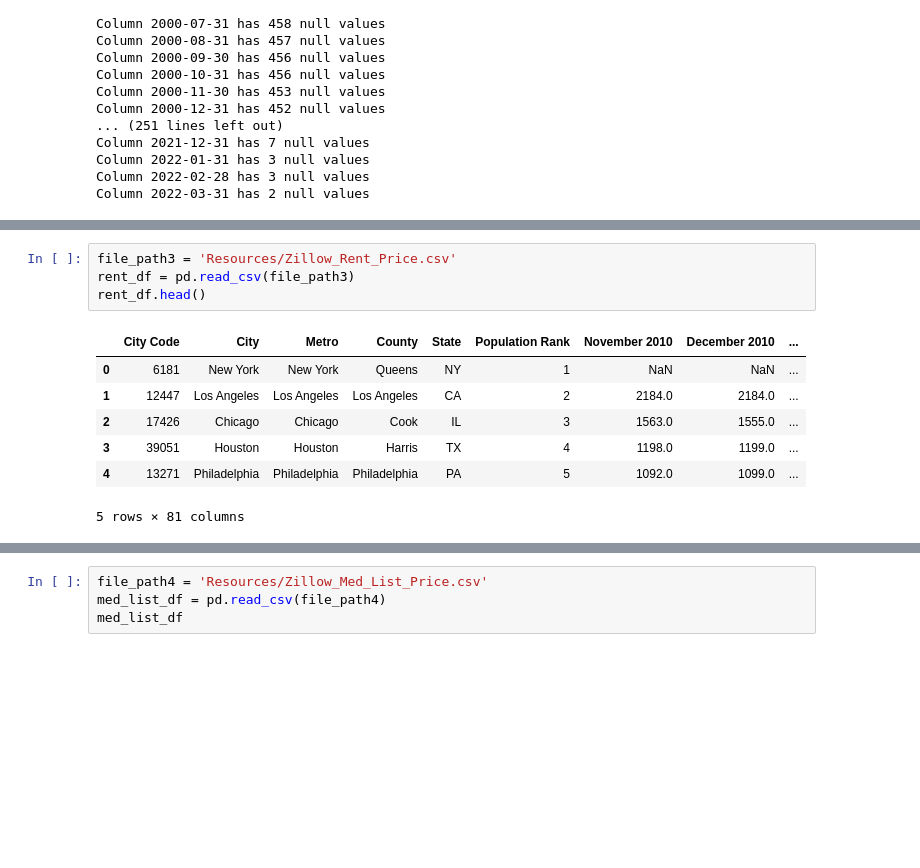
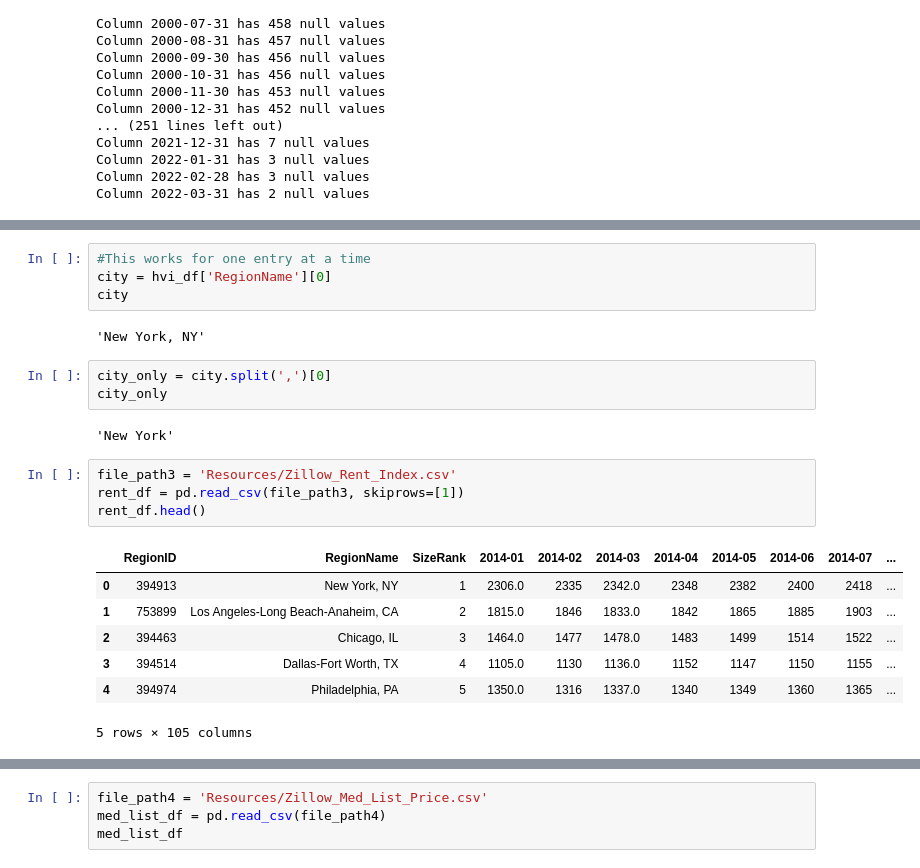
Before and after one commit to mein0819/Final_Project, a Jupyter notebook: Initial_Data_Exploration.ipynb, the cells around one changed output, grey strips where cells are left out. Cells and saved outputs as stored; diff of their text form; blank space fills up the shorter version.

Commit message:
added some code to split city from state but loop not working yet

```diff
--- a/Initial_Data_Exploration.ipynb
+++ b/Initial_Data_Exploration.ipynb
@@ -123,15 +152,26 @@ Column 2022-03-31 has 2 null values
+# %%
+#This works for one entry at a time
+city = hvi_df['RegionName'][0]
+city
+# %% [output]
+'New York, NY'
+# %%
+city_only = city.split(',')[0]
+city_only
+# %% [output]
+'New York'
 # %%
-file_path3 = 'Resources/Zillow_Rent_Price.csv'
-rent_df = pd.read_csv(file_path3)
+file_path3 = 'Resources/Zillow_Rent_Index.csv'
+rent_df = pd.read_csv(file_path3, skiprows=[1])
 rent_df.head()
 # %% [output]
-|  | City Code | City | Metro | County | State | Population Rank | November 2010 | December 2010 | ... |
-| 0 | 6181 | New York | New York | Queens | NY | 1 | NaN | NaN | ... |
-| 1 | 12447 | Los Angeles | Los Angeles | Los Angeles | CA | 2 | 2184.0 | 2184.0 | ... |
-| 2 | 17426 | Chicago | Chicago | Cook | IL | 3 | 1563.0 | 1555.0 | ... |
-| 3 | 39051 | Houston | Houston | Harris | TX | 4 | 1198.0 | 1199.0 | ... |
-| 4 | 13271 | Philadelphia | Philadelphia | Philadelphia | PA | 5 | 1092.0 | 1099.0 | ... |
+|  | RegionID | RegionName | SizeRank | 2014-01 | 2014-02 | 2014-03 | 2014-04 | 2014-05 | 2014-06 | 2014-07 | ... |
+| 0 | 394913 | New York, NY | 1 | 2306.0 | 2335 | 2342.0 | 2348 | 2382 | 2400 | 2418 | ... |
+| 1 | 753899 | Los Angeles-Long Beach-Anaheim, CA | 2 | 1815.0 | 1846 | 1833.0 | 1842 | 1865 | 1885 | 1903 | ... |
+| 2 | 394463 | Chicago, IL | 3 | 1464.0 | 1477 | 1478.0 | 1483 | 1499 | 1514 | 1522 | ... |
+| 3 | 394514 | Dallas-Fort Worth, TX | 4 | 1105.0 | 1130 | 1136.0 | 1152 | 1147 | 1150 | 1155 | ... |
+| 4 | 394974 | Philadelphia, PA | 5 | 1350.0 | 1316 | 1337.0 | 1340 | 1349 | 1360 | 1365 | ... |
-5 rows × 81 columns
+5 rows × 105 columns
 # %%
 rent_df.describe()
 # %% [output]
```
Also changed, not shown: parts of 5 cells of this notebook.
